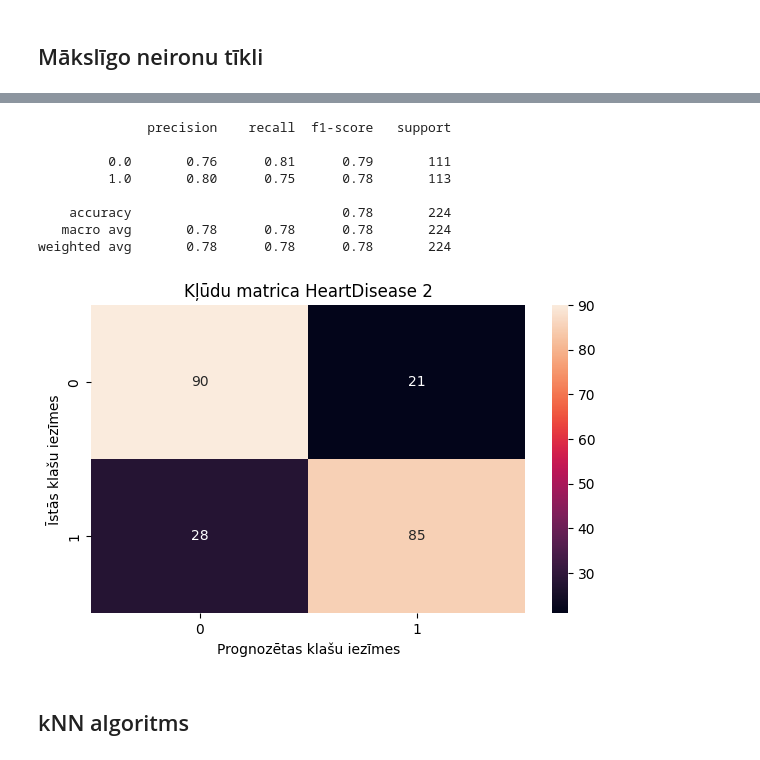
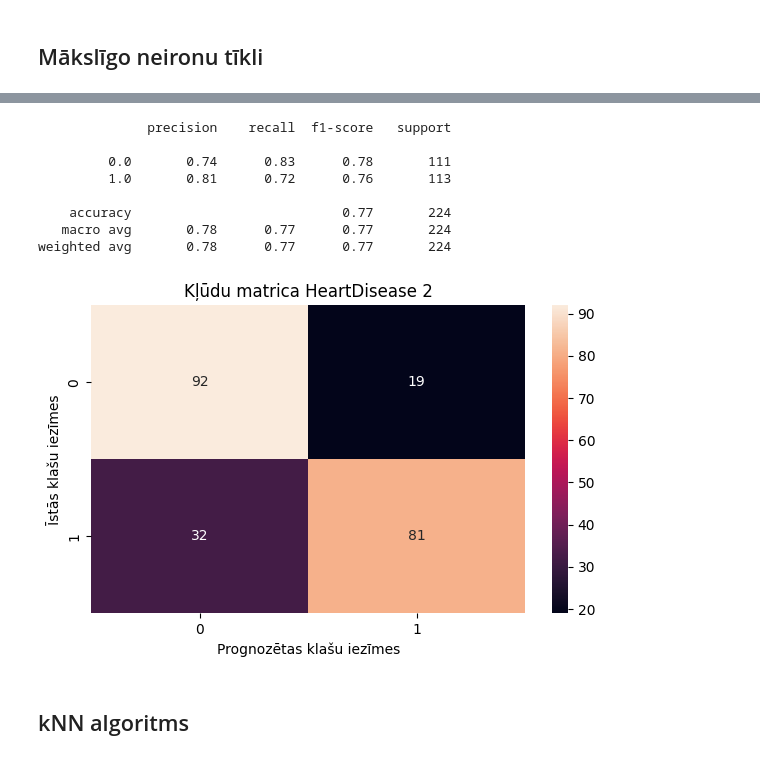
Before and after one commit to tomasskristianssterns/MIP_projekts2, a Jupyter notebook: src/Pārraudzītā_mašīnmācīšanās (1) copy.ipynb, the cells around one changed output, grey strips where cells are left out. Saved outputs shown, nothing was run; the diff lists cells and outputs as text; code cells hidden in the pictures.

```diff
--- a/src/Pārraudzītā_mašīnmācīšanās (1) copy.ipynb
+++ b/src/Pārraudzītā_mašīnmācīšanās (1) copy.ipynb
@@ -409,46 +532,46 @@ from sklearn.model_selection import train_test_split
 from sklearn.neural_network import MLPClassifier
 import matplotlib.pyplot as plt
 from sklearn.cluster import AgglomerativeClustering
-from sklearn.metrics import classification_report
+from sklearn.metrics import classification_report, confusion_matrix
 import pylab as pltb
 
 def createNeuralNetwork(izejasName):
     #atsevišķajā mainīgajā saglabājam datu objektu izeju vērtības, t.i. "pingvīnu sugas"
     izejas = darba_datu_kopa[[izejasName]]
     #uzdodam datu objektu proporciju, kuri veidos apmācības datu kopu (70%)
     apmacibas_datu_proporcija = 0.7
     #tiek veikta datu kopas sadalīšana testa un apmācības kopā, izmantojot nejaušu sadalījumu ar attecību 70:30
     # darba_datu_kopa_klasterizacijai_3_pazimes = darba_datu_kopa[['Age','MaxHR','Oldpeak']]
-    X_apmacibas, X_testa, y_apmacibas, y_testa = train_test_split(darba_datu_kopa[["Age","RestingBP","Cholesterol", 'MaxHR', 'Oldpeak']], izejas, test_size=1.0 - apmacibas_datu_proporcija, random_state=42)
+    X_apmacibas, X_testa, y_apmacibas, y_testa = train_test_split(darba_datu_kopa[['Age', 'RestingBP', 'Cholesterol', 'FastingBS', 'MaxHR', 'Oldpeak', 'Sex_cat', 'ChestPainType_cat', 'RestingECG_cat']], izejas, test_size=1.0 - apmacibas_datu_proporcija, random_state=42)
 
     #izveidojam mākslīgo neironu tīkla modeli ar 5 neironiem vienā slēptajā slānī
     #Tiek uzdoti šādi parametri: maksimālais apmācības iterāciju skaits ir 50, aktivizācijas funkcija ir loģistiskā,
     #svaru piemeklēšanas metode ir stohastiskais gradienta krītums, mācīšanās ātrums 0.2 un bez apmācības iterāciju izvades
-    neironu_tikla_modelis_1_slanis = MLPClassifier(hidden_layer_sizes=(10), max_iter=1000, activation = 'logistic', solver='sgd', learning_rate_init = 0.1, random_state=42)
+    neironu_tikla_modelis_1_slanis = MLPClassifier(hidden_layer_sizes=(10), max_iter=1000, activation = 'logistic', solver='sgd', learning_rate_init = 0.8, random_state=42)
     #izveidotajam modelim tiek padotas apmācības datu kopas pazīmju vērtības un īstās izejas
     neironu_tikla_modelis_1_slanis.fit(X_apmacibas, y_apmacibas)
 
     y_prognoze_1_slanis = neironu_tikla_modelis_1_slanis.predict(X_testa)
     print(classification_report(y_testa,y_prognoze_1_slanis, zero_division=0))
     kludu_matrica = confusion_matrix(y_testa, y_prognoze_1_slanis)
     fig, ax = pltb.subplots(figsize=(7,4))
     sns.heatmap(kludu_matrica, annot = True, fmt = 'g', ax = ax);
     ax.set_xlabel('Prognozētas klašu iezīmes');
     ax.set_ylabel('Īstās klašu iezīmes');
     ax.set_title('Kļūdu matrica ' + izejasName + ' 2');
 
 for izejas in darba_datu_kopa[["HeartDisease"]]:
     createNeuralNetwork(izejas)
 # %% [output]
               precision    recall  f1-score   support
 
-         0.0       0.76      0.81      0.79       111
-         1.0       0.80      0.75      0.78       113
+         0.0       0.74      0.83      0.78       111
+         1.0       0.81      0.72      0.76       113
 
-    accuracy                           0.78       224
-   macro avg       0.78      0.78      0.78       224
-weighted avg       0.78      0.78      0.78       224
+    accuracy                           0.77       224
+   macro avg       0.78      0.77      0.77       224
+weighted avg       0.78      0.77      0.77       224
-[figure, old version]
+[figure, new version]
 # %% [markdown]
 kNN algoritms
 ---
```
Also changed, not shown: parts of 8 cells of this notebook.
